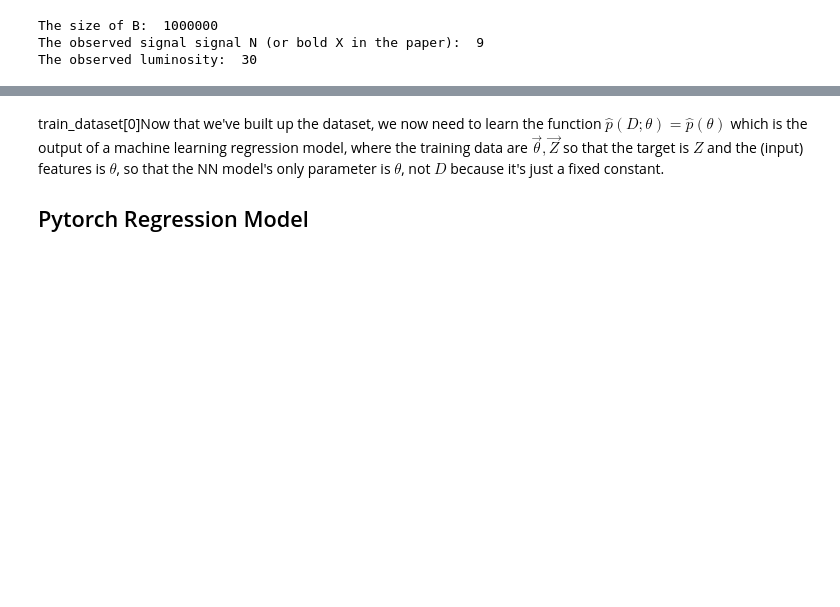
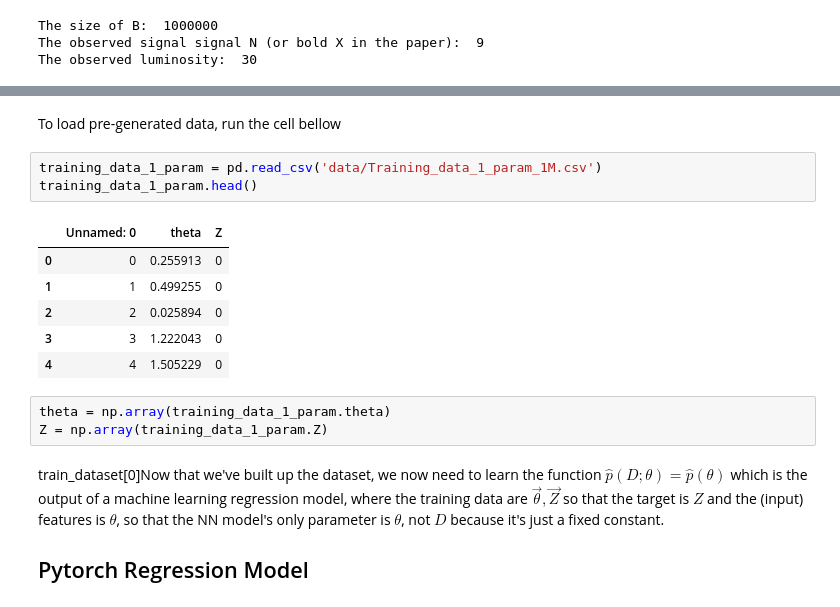
Before and after one commit to AliAlkadhim/LFI_HEP, a Jupyter notebook: Train_Regressor.ipynb, the cells around one changed output, grey strips where cells are left out. Cells and saved outputs as stored; diff of their text form; blank space fills up the shorter version.

```diff
--- a/Train_Regressor.ipynb
+++ b/Train_Regressor.ipynb
@@ -27,4 +29,19 @@ theta, Z
  array([0, 0, 0, ..., 0, 0, 0]))
+# %% [markdown]
+To load pre-generated data, run the cell bellow
+# %%
+training_data_1_param = pd.read_csv('data/Training_data_1_param_1M.csv')
+training_data_1_param.head()
+# %% [output]
+|  | Unnamed: 0 | theta | Z |
+| 0 | 0 | 0.255913 | 0 |
+| 1 | 1 | 0.499255 | 0 |
+| 2 | 2 | 0.025894 | 0 |
+| 3 | 3 | 1.222043 | 0 |
+| 4 | 4 | 1.505229 | 0 |
+# %%
+theta = np.array(training_data_1_param.theta)
+Z = np.array(training_data_1_param.Z)
 # %% [markdown]
 train_dataset[0]Now that we've built up the dataset, we now need to learn the function $\hat{p}(D;\theta)=\hat{p}(\theta)$ which is the output of a machine learning regression model, where the training data are $\vec{\theta}, \vec{Z}$ so that the target is $Z$ and the (input) features is $\theta$, so that the NN model's only parameter is $\theta$, not $D$ because it's just a fixed constant.
 ## Pytorch Regression Model
```
Also changed, not shown: parts of 20 cells of this notebook, 5 other files.
